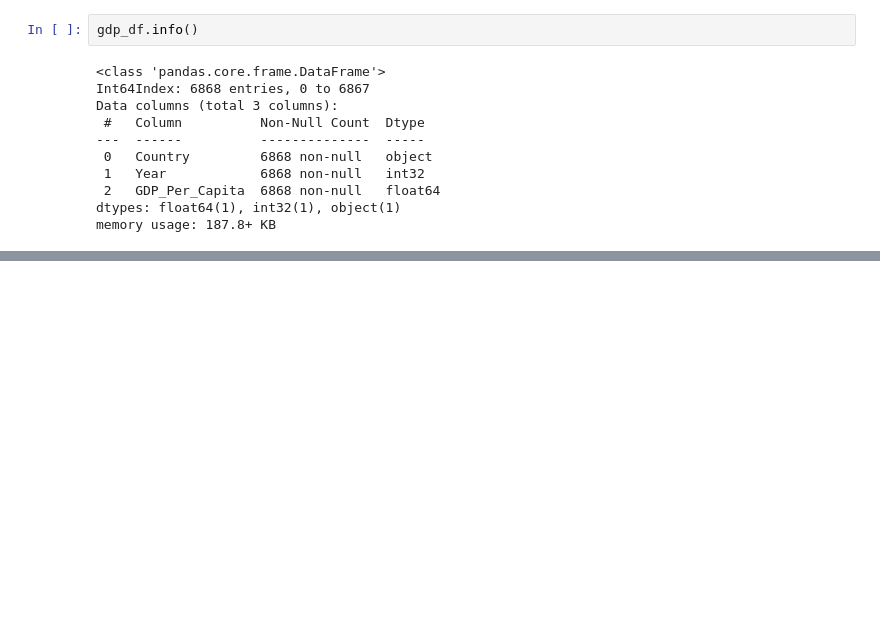
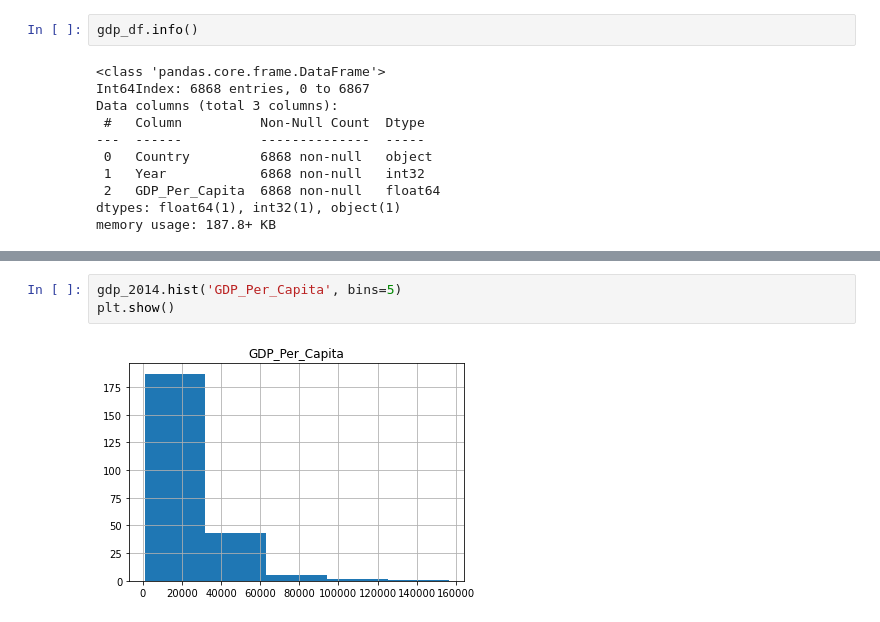
Before and after one commit to nss-data-science-cohort-5/un_exploration-yvonnemartinez716, a Jupyter notebook: notebooks/UN_Data_Exploration.ipynb, the cells around one changed output, grey strips where cells are left out. Saved outputs shown, nothing was run; the diff lists cells and outputs as text; blank space fills up the shorter version.

```diff
--- a/notebooks/UN_Data_Exploration.ipynb
+++ b/notebooks/UN_Data_Exploration.ipynb
@@ -186,0 +199,5 @@ memory usage: 187.8+ KB
+# %%
+gdp_2014.hist('GDP_Per_Capita', bins=5)
+plt.show()
+# %% [output]
+[figure, added]
```
Also changed, not shown: parts of 3 cells of this notebook.
